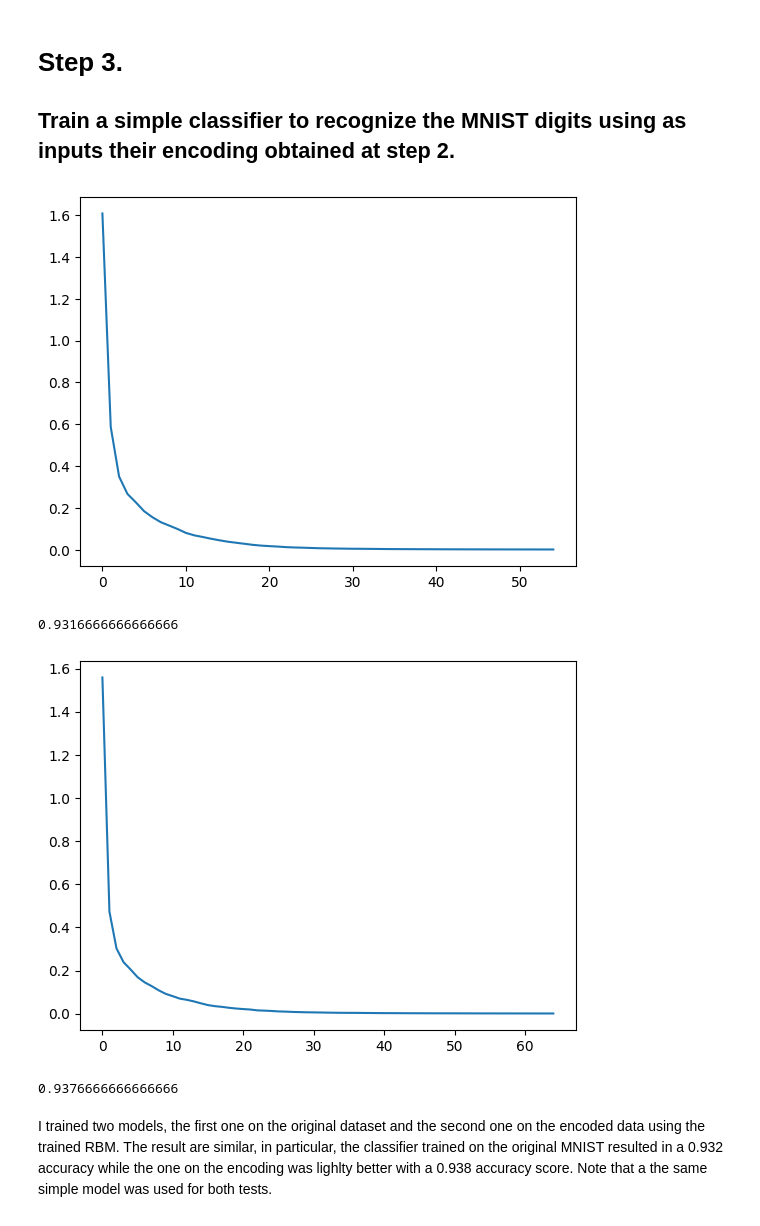
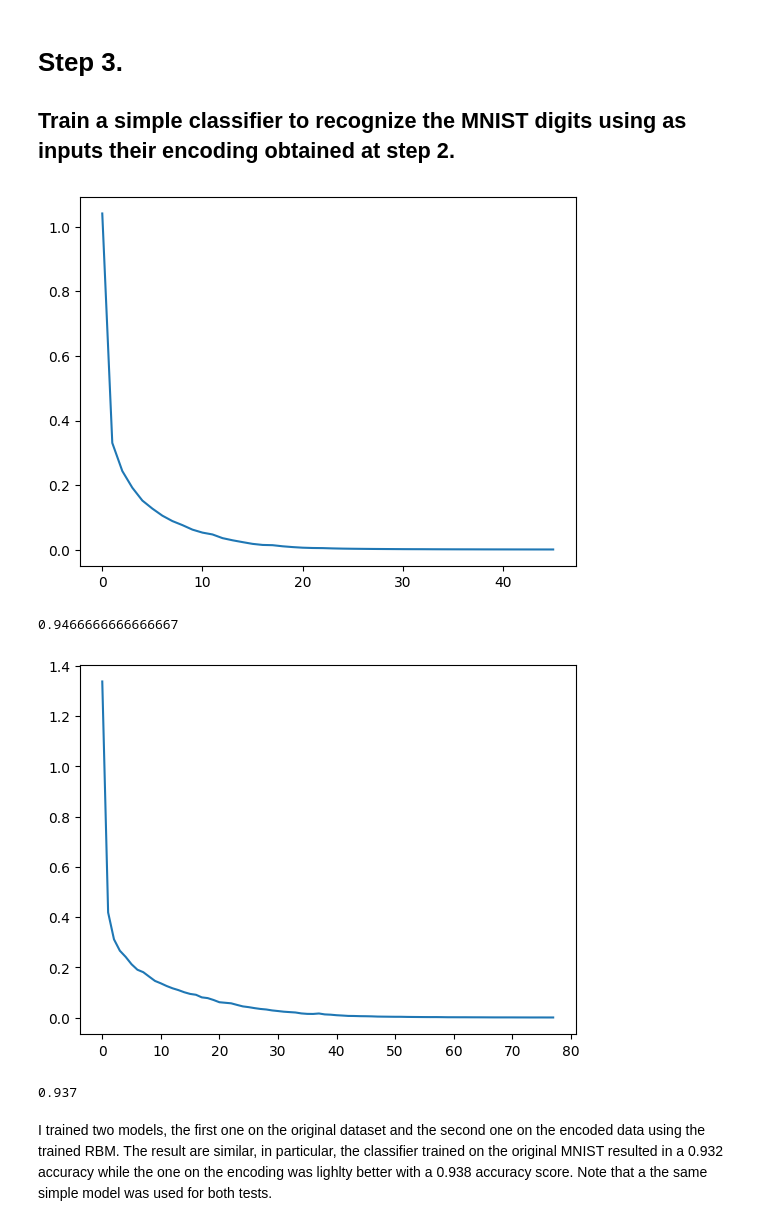
Before and after one commit to lavo2/ISPR-Midterms, a Jupyter notebook: 2/midterm2.ipynb, the cells around one changed output. Saved outputs shown, nothing was run; the diff lists cells and outputs as text; code cells hidden in the pictures.

```diff
--- a/2/midterm2.ipynb
+++ b/2/midterm2.ipynb
@@ -116,7 +111,7 @@ class rbm:
     def reconstruct(self, X):
         hidden = sigmoid(np.dot(X.T, self.W) + self.bh)
         reconstructed = sigmoid(np.dot(hidden, self.W.T) + self.bv)
-        return reconstructed
+        return reconstructed.T
 
     # get the hidden layer
     def hidden(self, X):
@@ -127,7 +122,7 @@ class rbm:
 The RMB will have a number of visible units equals to the input dimension (the one-dimensional image rapresented as an array of 784 pixels).
 The number of hidden units is arbitrary, after a (fast, handmade) gridsearch, 512 looked like a good compromise beetween training time and  performance.
 # %%
-net_batch = rbm(x_train_flatten.shape[1], 512)
+net_batch = rbm(x_train_flatten.shape[1], 128)
 print(f'v = {net_batch.v}')
 print(f'h = {net_batch.h}')
 # %% [output]
@@ -139,5 +131,5 @@ x_train_flattened_batch = x_train_b.reshape(x_train_b.shape[0], -1)
 # %%
-losses = net_batch.fit_batch(x_train_flattened_batch[:4000], epochs=100, lr=0.01, batch_size=10)
+losses = net_batch.fit_batch(x_test_flatten[:10000], epochs=100, lr=0.05, batch_size=100)
 # %%
 # plot the losses
 plt.plot(losses)
@@ -249,7 +243,7 @@ from sklearn.preprocessing import StandardScaler
 
 
 mlp = MLPClassifier(hidden_layer_sizes=(128, 64, 32), max_iter=1000, verbose=False)
-mlp.fit(x_train_flatten[:5000], y_train[:5000]) # TODO:watch out i worked with the test set before, to fix
+mlp.fit(x_train_flatten[:10000], y_train[:10000]) # TODO:watch out i worked with the test set before, to fix
 
 y_pred = mlp.predict(x_test_flatten)
 accuracy_score(y_test[:3000], y_pred[:3000])
@@ -262,15 +256,13 @@ from sklearn.model_selection import GridSearchCV
 from sklearn.metrics import make_scorer
 
 scorer = make_scorer(accuracy_score)
+print(accuracy_score(y_test[:3000], y_pred[:3000]))
 # %% [output]
-[figure, old version]
+[figure, new version]
+0.9466666666666667
-# %%
-print(accuracy_score(y_test[:3000], y_pred[:3000]))
-# %% [output]
-0.9316666666666666
 # %%
 X_enc = []
-for i in tqdm(range(5000)):
+for i in tqdm(range(10000)):
     img = i
     original = x_train_flatten[img]
     enc = net_batch.hidden(original)
@@ -287,18 +279,18 @@ for i in tqdm(range(3000)):
 # %%
 # train a mlp with the encoded data and plot the accuracy and loss, during training show the time remaining
 mlp_enc = MLPClassifier(hidden_layer_sizes=(128, 64, 32), max_iter=1000, verbose=False)
-mlp_enc.fit(X_enc, y_train[:5000])
+mlp_enc.fit(X_enc, y_train[:10000])
 
 y_pred_enc = mlp_enc.predict(X_enc_test)
 accuracy_score(y_test[:3000], y_pred_enc)
 
 plt.plot(mlp_enc.loss_curve_)
 plt.show()
 
 print(accuracy_score(y_test[:3000], y_pred_enc))
 # %% [output]
-[figure, old version]
+[figure, new version]
-0.9376666666666666
+0.937
 # %% [markdown]
 I trained two models, the first one on the original dataset and the second one on the encoded data using the trained RBM.
 The result are similar, in particular, the classifier trained on the original MNIST resulted in a 0.932 accuracy while the one on the encoding was lighlty better with a 0.938 accuracy score. Note that a the same simple model was used for both tests.
```
Also changed, not shown: parts of 13 cells of this notebook.
